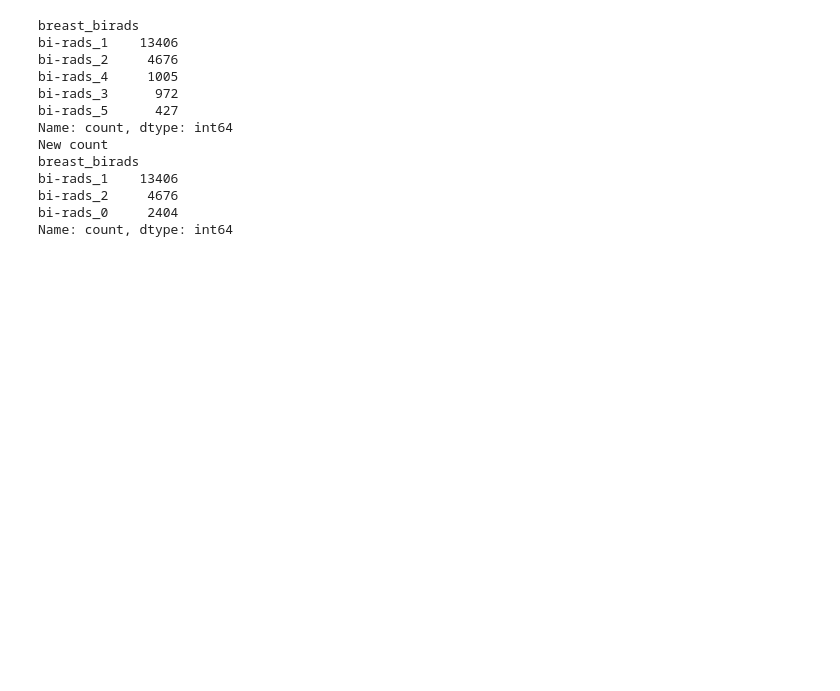
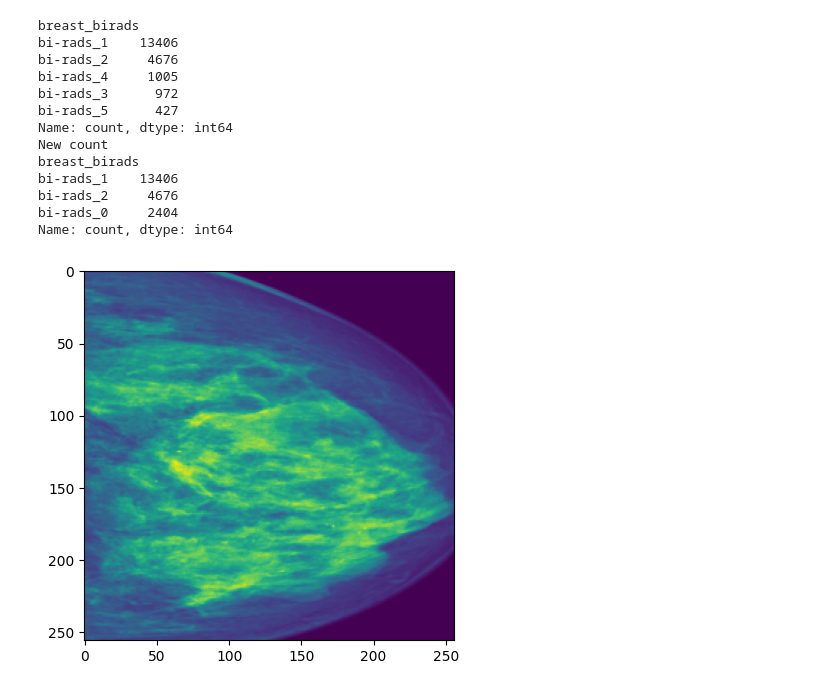
Before and after one commit to KP-AROB/AROB-VINDR-IMG, a Jupyter notebook: notebooks/birads.ipynb, the cells around one changed output. Saved outputs shown, nothing was run; the diff lists cells and outputs as text; code cells hidden in the pictures; blank space fills up the shorter version.

Commit message:
Add normalization

```diff
--- a/notebooks/birads.ipynb
+++ b/notebooks/birads.ipynb
@@ -171,3 +171,19 @@ bi-rads_1    13406
 bi-rads_2     4676
 bi-rads_0     2404
 Name: count, dtype: int64
+# %%
+from glob import glob
+import cv2, sys
+sys.path.insert(0, "../")
+
+import matplotlib.pyplot as plt
+from src.utils.normalization import truncate_normalization
+from src.utils.image import crop_to_roi
+
+images = glob('/mnt/d/datasets/vindr-mammo/data/raw/train/no_finding/*.png')
+sample, mask = crop_to_roi(cv2.imread(images[0], cv2.IMREAD_GRAYSCALE))
+normalized = truncate_normalization(sample, mask)
+plt.imshow(cv2.imread(images[0], cv2.IMREAD_GRAYSCALE))
+plt.show()
+# %% [output]
+[figure, added]
```
Also changed, not shown: parts of 1 cell of this notebook, 10 other files.
